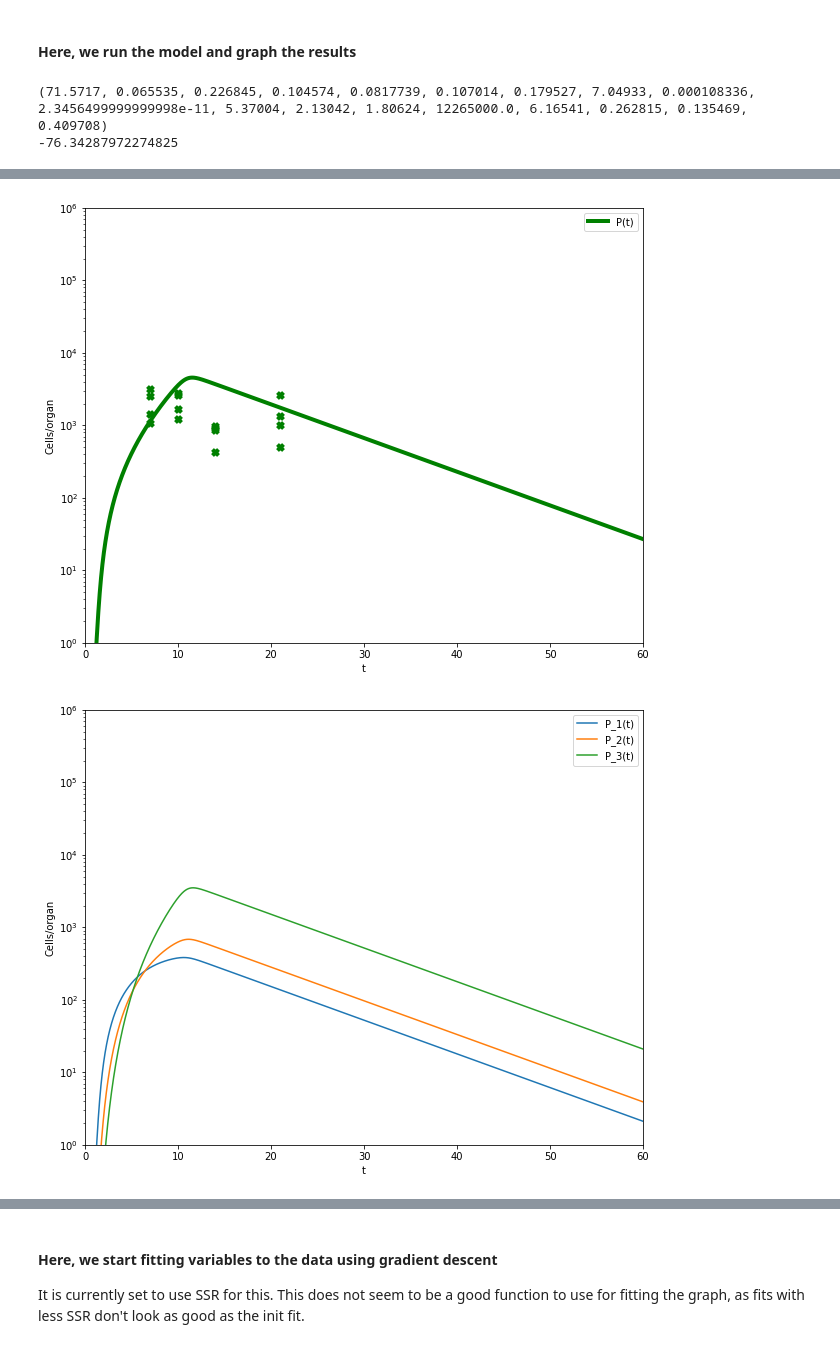
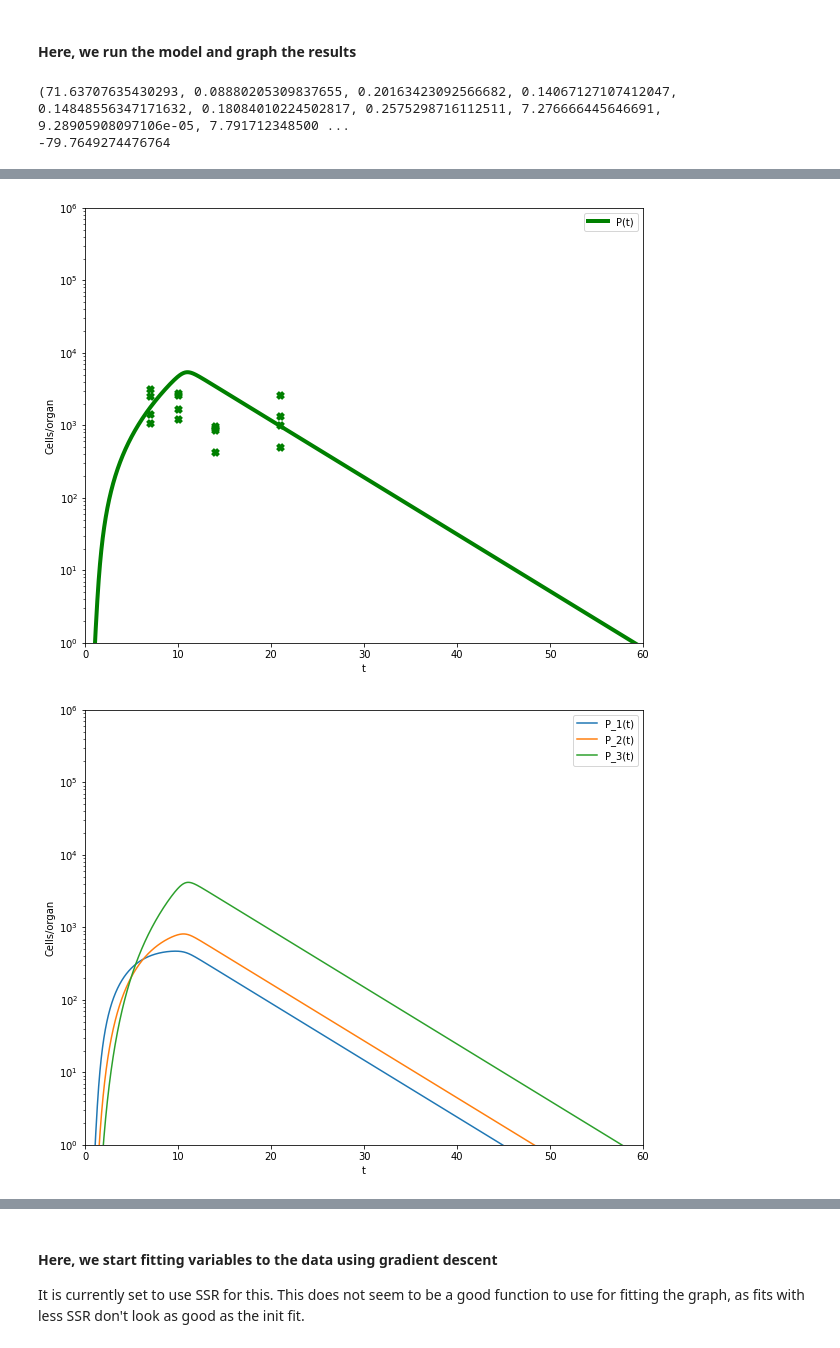
Before and after one commit to 6a6c/BCells, a Jupyter notebook: affinity-model.ipynb, the cells around one changed output, grey strips where cells are left out. Cells and saved outputs as stored; diff of their text form; code cells hidden in the pictures.

```diff
--- a/affinity-model.ipynb
+++ b/affinity-model.ipynb
@@ -64,6 +64,8 @@ sigma_N2 = 0.409708;
 vInit = tuple((B02, d_BG2, delta_B2, delta_G2, delta_M2, delta_P2, d_G2, f_M2, h_B2, h_G2, lam2, lam_g2, m2, mu2, r_B2, r_G2, sigma_A2, sigma_N2))
 vNames = tuple(("B0", "d_BG", "delta_B", "delta_G", "delta_M", "delta_P", "d_G", "f_M", "h_B", "h_G", "lam", "lam_g", "m", "mu", "r_B", "r_G", "sigma_A", "sigma_N"))
 
+v = tuple((71.57166043918619, 0.06526503272575228, 0.22636846237957514, 0.10298869550085069, 0.08070940045960347, 0.1068673524930725, 0.17955508653054128, 7.049281361575644, 9.289061730407464e-05, 1.1219171234849999e-11, 5.36976024615705, 2.131315018358811, 1.8060858194634375, 12265000.0, 6.164622539434759, 0.25358161014096414, 0.13617930656738325, 0.4103559570923567))
+
 # Sets if r_Gk is constant or if r_Gk = r_G*sqrt(k)
 variabler_G = True
 
@@ -336,9 +338,10 @@ print(NLL(vInit))
 
 # here are the variables w/ the lowest SSR i got with gradient descent. SSR: 5.148666e+11
 # (71.59205434857685, 0.06806932130591119, 0.2104126492314999, 0.09116913023495661, 0.08178938340112435, 0.10701968476189978, 0.17310394397234516, 7.049336642090847, 7.10792496e-05, 1.8724084774374178e-11, 5.252497501199031, 2.1041403856757808, 1.7679069783484835, 12265000.0, 6.313904193296472, 0.19885356550859085, 0.135469, 0.409708)
+vTW = tuple((71.63707635429844, 0.08880205307601731, 0.20163423104856087, 0.1406712718515763, 0.14848556439026647, 0.1808401022604593, 0.25752987161035007, 7.276666445646036, 9.289061730407464e-05, 1.1219171234849999e-11, 5.773477012859556, 2.479930201384509, 1.9251641085744973, 12265000.0, 6.445835409792564, 0.2762954144238309, 0.4173407077560404, 0.6245891618508299))
 
-print(vInit)
-print(NLL(vInit))
+print(v)
+print(NLL(v))
 
 # Graph of antigens available
 fig1 = plt.figure()
@@ -350,7 +353,7 @@ plt.plot(tarr, A_garr, label = "A_g(t)", linewidth = 2)
 plt.xlabel("t")
 plt.ylabel("Antigens available")
 
-plt.axis([t0, tF, 0, 1])
+plt.axis([t0, 3, 0, 1])
 
 plt.legend()
 plt.show()
@@ -461,5 +464,5 @@ plt.axis([t0, tF, 1.0, 3.0])
 plt.legend()
 plt.show()
 # %% [output]
-(71.5717, 0.065535, 0.226845, 0.104574, 0.0817739, 0.107014, 0.179527, 7.04933, 0.000108336, 2.3456499999999998e-11, 5.37004, 2.13042, 1.80624, 12265000.0, 6.16541, 0.262815, 0.135469, 0.409708)
--76.34287972274825
+(71.63707635430293, 0.08880205309837655, 0.20163423092566682, 0.14067127107412047, 0.14848556347171632, 0.18084010224502817, 0.2575298716112511, 7.276666445646691, 9.28905908097106e-05, 7.791712348500 ...
+-79.7649274476764
@@ -470,2 +473,2 @@ plt.show()
-[figure, old version]
+[figure, new version]
-[figure, old version]
+[figure, new version]
```
Also changed, not shown: parts of 2 cells of this notebook, 4 other files.
